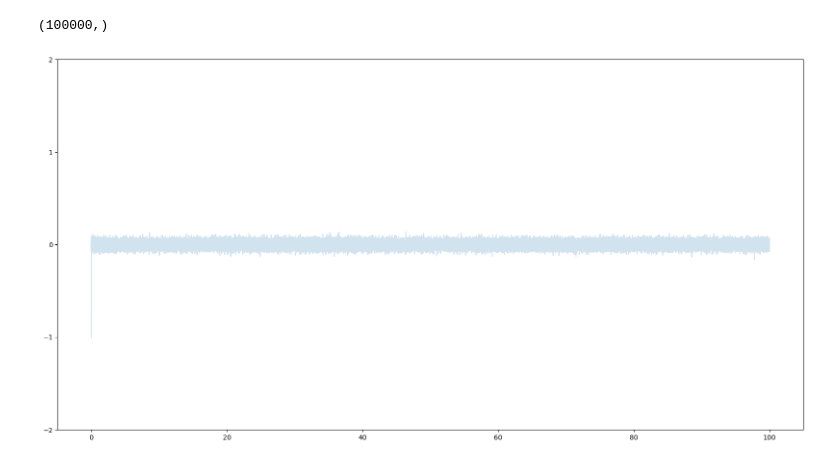
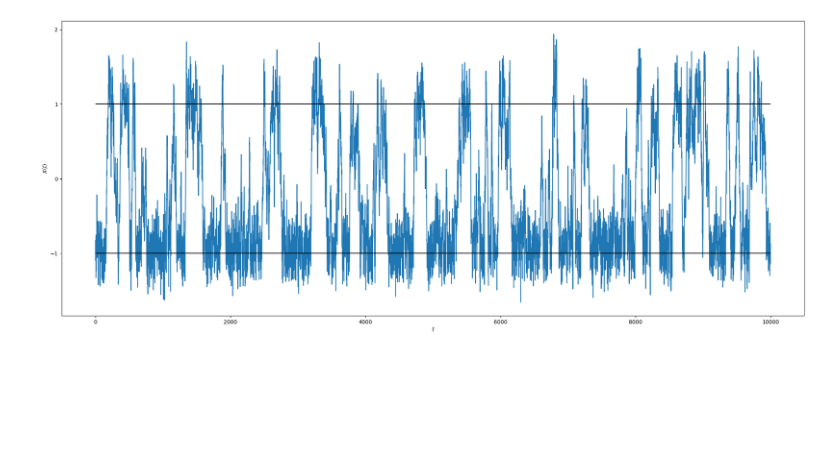
Before and after one commit to abhirao-03/stochastic-resonance, a Jupyter notebook: single_jump.ipynb, the cells around one changed output. Saved outputs shown, nothing was run; the diff lists cells and outputs as text; code cells hidden in the pictures; blank space fills up the shorter version.

```diff
--- a/single_jump.ipynb
+++ b/single_jump.ipynb
@@ -6,31 +6,79 @@ from tqdm import tqdm
 # %%
 class model_params():
     def __init__(self, x_init=1.0, dt=0.1, time_horizon=10.0, num_trajectories=1):
         self.x_init = np.ones((1, num_trajectories)) * x_init
         self.dt = dt
         self.time_horizon = time_horizon
         self.num_steps = int(self.time_horizon/self.dt)
         self.time_vec = np.linspace(0, self.time_horizon, self.num_steps)
         self.num_trajectories = num_trajectories
-
-        print('GENERATING NOISE')
         self.noise = random.normal(loc=0.0, scale = dt**(1/2), size=(self.num_steps, self.num_trajectories))
-        print('COMPLETED NOISE GENERATION')
 
 class climate_sde(model_params):
     def __init__(self, potential, x_init=0.0, dt=0.1,  time_horizon=100, num_trajectories=1, want_jumps: bool = True, jump_mult: float = 1.5):
         super().__init__(x_init=x_init, dt=dt, time_horizon=time_horizon, num_trajectories=num_trajectories)
         self.jump_mult = jump_mult
 
         if want_jumps == True:
-            self.epsilon = (4.29 / np.log(self.time_horizon)) * self.jump_mult
+            self.epsilon = (4.29 * 2/ np.log(self.time_horizon)) * self.jump_mult
         else:
             self.epsilon = 4.29 / np.log(self.time_horizon) - 0.001
 
         self.potential = potential
 
     def mu(self, x, t):
         return -self.potential(x, t)
 
     def sigma(self, x=0.0, t=0.0):
         return self.epsilon ** (1/2)
+
+class solver():
+    def __init__(self, sde):
+        self.sde = sde
+
+    def euler_maruyama(self):
+        x = np.zeros((self.sde.num_steps, self.sde.num_trajectories))
+        x[0] = self.sde.x_init
+
+        for i in tqdm(range(self.sde.num_steps - 1)):
+            curr_t = self.sde.time_vec[i]
+            curr_x = x[i, :]
+            dW = self.sde.noise[i, :]
+
+            x[i+1, :] = curr_x + self.sde.mu(curr_x, curr_t)*self.sde.dt + self.sde.sigma(curr_x, curr_t) * dW
+
+            # if np.isnan(x[i+1, :]).any() or np.isinf(x[i+1, :]).any():
+            #     raise ValueError(f'Encountered: {x[i+1, :]}')
+
+        return x
+
+
+def const_neg_potential(x, t, period=100):
+    t = 25                                   # re-define t to place minima on negative.
+    a1 = 0
+    a2 = -3.2
+    sin_scale = 3
+    a3 = sin_scale*np.sin(2*np.pi*t/period)
+    a4 = 0.1
+    a5 = -(3/5) * a3
+    a6 = 1
+
+    all_scale = 1.13
+
+    return all_scale*(a6*6*x**5 + a5*5*x**4 + a4*4*x**3 + a3*3*x**2 + a2*2*x + a1)
+
+
+climate = climate_sde(const_neg_potential, x_init=-1, dt=0.01, time_horizon=100, num_trajectories=1, want_jumps=True, jump_mult=2)
+em_solve = solver(climate)
+em_sim = em_solve.euler_maruyama()
+
+
+plt.figure(figsize=(25,10))
+plt.plot(em_sim)
+plt.yticks([-2, -1, 0, 1, 2])
+plt.hlines([1, -1], xmax=climate.time_vec[-1] * (1/climate.dt), xmin=climate.time_vec[0], colors="black")
+plt.xlabel('$t$')
+plt.ylabel('$X(t)$')
+plt.show()
+# %% [output]
+[figure, added]
@@ -85,12 +84,0 @@ for i in tqdm(range(num_trajectories - 1)):
-# %%
-t.shape
-# %% [output]
-(100000,)
-# %%
-plt.figure(figsize=(20,10))
-for i in range(num_trajectories):
-    plt.plot(t, x[i], alpha=0.2)
-plt.yticks([-2, -1, 0, 1, 2])
-plt.show()
-# %% [output]
-[figure, removed]
```
Also changed, not shown: parts of 4 cells of this notebook, 1 other file.
